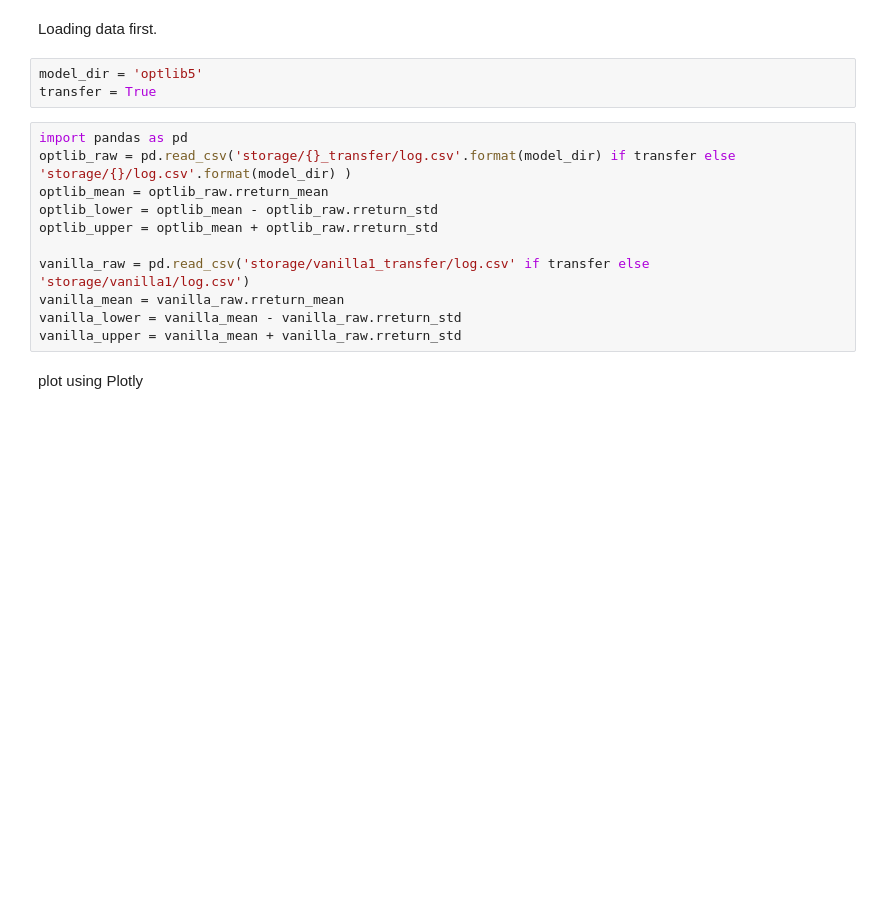
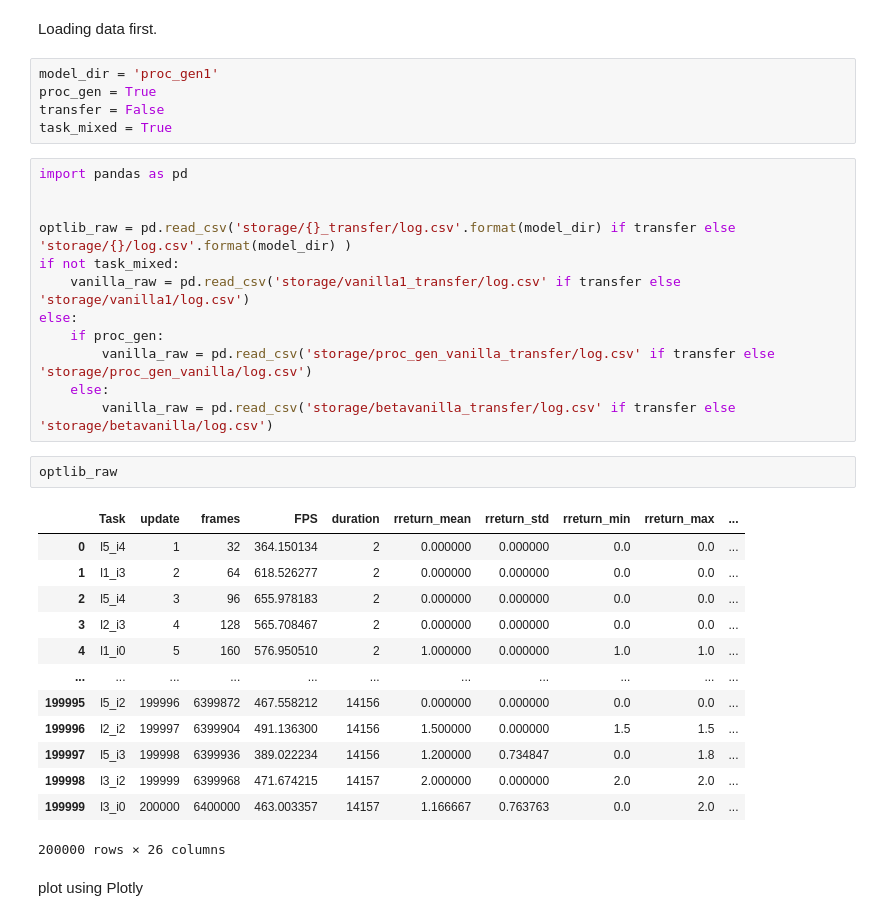
Before and after one commit to ianhuang0630/rl-starter-files, a Jupyter notebook: result_visualization.ipynb, the cells around one changed output. Drawn from its saved outputs; the diff is of its cells as text; blank space fills up the shorter version.

```diff
--- a/result_visualization.ipynb
+++ b/result_visualization.ipynb
@@ -3,19 +3,38 @@
 # %% [markdown]
 Loading data first.
 # %%
-model_dir = 'optlib5'
-transfer = True
+model_dir = 'proc_gen1'
+proc_gen = True
+transfer = False
+task_mixed = True
 # %%
 import pandas as pd
+
+
 optlib_raw = pd.read_csv('storage/{}_transfer/log.csv'.format(model_dir) if transfer else 'storage/{}/log.csv'.format(model_dir) )
-optlib_mean = optlib_raw.rreturn_mean
-optlib_lower = optlib_mean - optlib_raw.rreturn_std
-optlib_upper = optlib_mean + optlib_raw.rreturn_std
-
-vanilla_raw = pd.read_csv('storage/vanilla1_transfer/log.csv' if transfer else 'storage/vanilla1/log.csv')
-vanilla_mean = vanilla_raw.rreturn_mean
-vanilla_lower = vanilla_mean - vanilla_raw.rreturn_std
-vanilla_upper = vanilla_mean + vanilla_raw.rreturn_std
+if not task_mixed:
+    vanilla_raw = pd.read_csv('storage/vanilla1_transfer/log.csv' if transfer else 'storage/vanilla1/log.csv')
+else:
+    if proc_gen:
+        vanilla_raw = pd.read_csv('storage/proc_gen_vanilla_transfer/log.csv' if transfer else 'storage/proc_gen_vanilla/log.csv')
+    else:
+        vanilla_raw = pd.read_csv('storage/betavanilla_transfer/log.csv' if transfer else 'storage/betavanilla/log.csv')
+# %%
+optlib_raw
+# %% [output]
+|  | Task | update | frames | FPS | duration | rreturn_mean | rreturn_std | rreturn_min | rreturn_max | ... |
+| 0 | l5_i4 | 1 | 32 | 364.150134 | 2 | 0.000000 | 0.000000 | 0.0 | 0.0 | ... |
+| 1 | l1_i3 | 2 | 64 | 618.526277 | 2 | 0.000000 | 0.000000 | 0.0 | 0.0 | ... |
+| 2 | l5_i4 | 3 | 96 | 655.978183 | 2 | 0.000000 | 0.000000 | 0.0 | 0.0 | ... |
+| 3 | l2_i3 | 4 | 128 | 565.708467 | 2 | 0.000000 | 0.000000 | 0.0 | 0.0 | ... |
+| 4 | l1_i0 | 5 | 160 | 576.950510 | 2 | 1.000000 | 0.000000 | 1.0 | 1.0 | ... |
+| ... | ... | ... | ... | ... | ... | ... | ... | ... | ... | ... |
+| 199995 | l5_i2 | 199996 | 6399872 | 467.558212 | 14156 | 0.000000 | 0.000000 | 0.0 | 0.0 | ... |
+| 199996 | l2_i2 | 199997 | 6399904 | 491.136300 | 14156 | 1.500000 | 0.000000 | 1.5 | 1.5 | ... |
+| 199997 | l5_i3 | 199998 | 6399936 | 389.022234 | 14156 | 1.200000 | 0.734847 | 0.0 | 1.8 | ... |
+| 199998 | l3_i2 | 199999 | 6399968 | 471.674215 | 14157 | 2.000000 | 0.000000 | 2.0 | 2.0 | ... |
+| 199999 | l3_i0 | 200000 | 6400000 | 463.003357 | 14157 | 1.166667 | 0.763763 | 0.0 | 2.0 | ... |
+200000 rows × 26 columns
 # %% [markdown]
 plot using Plotly
 # %%
```
Also changed, not shown: parts of 2 cells of this notebook, 12 other files.
